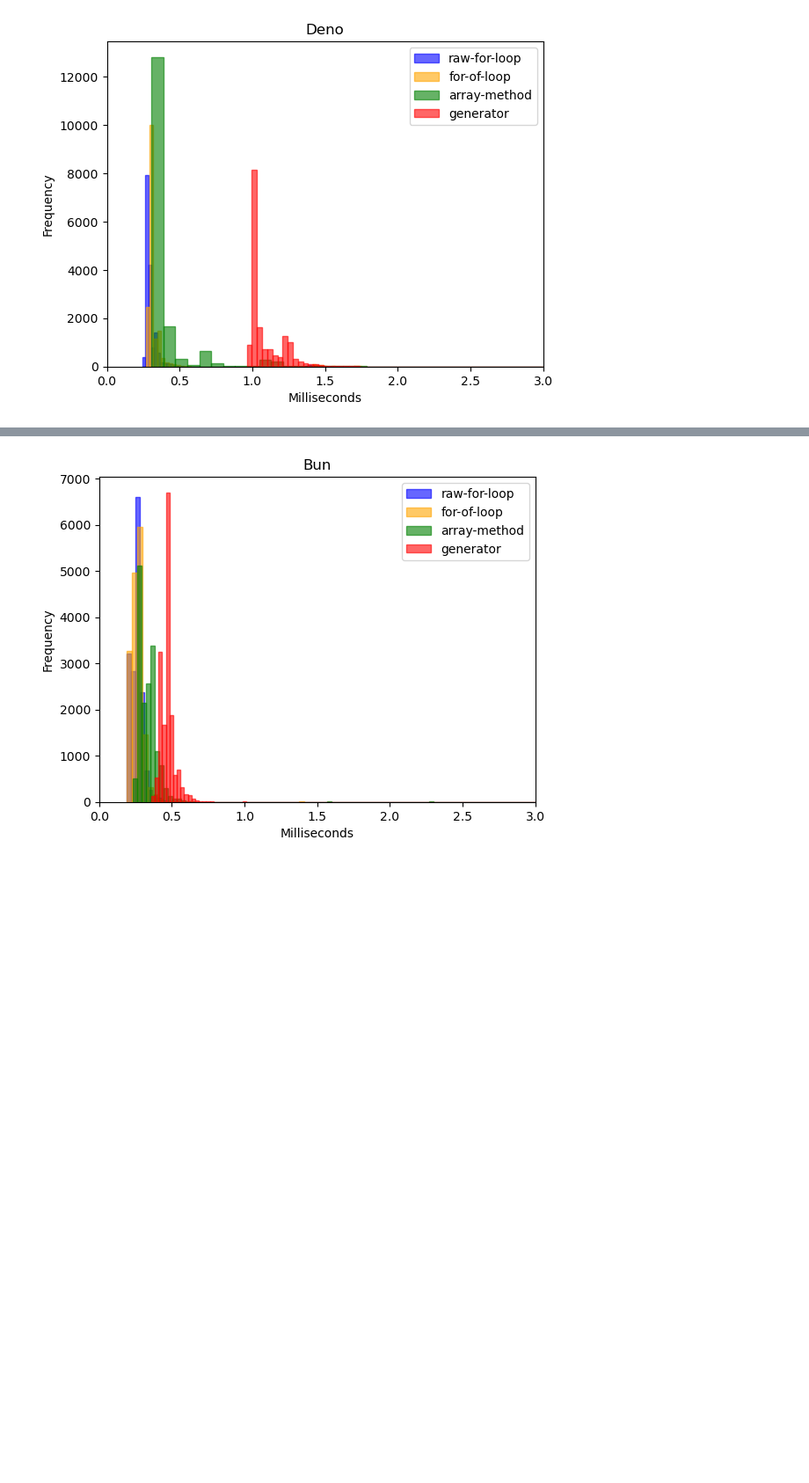
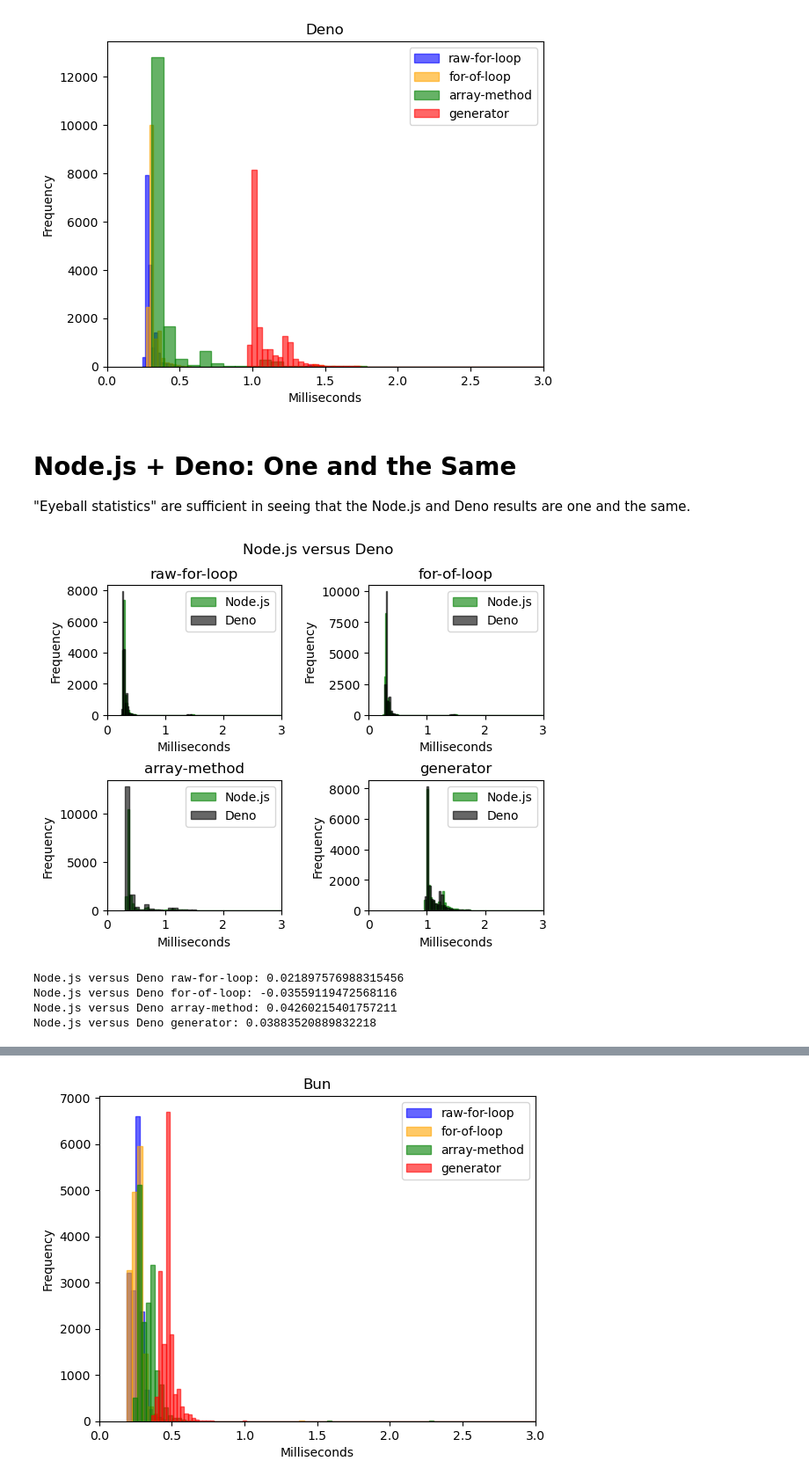
Before and after one commit to BastiDood/js-generators-vs-array-methods, a Jupyter notebook: notebook/analysis.ipynb, the cells around one changed output, grey strips where cells are left out. Shown at 88% size. Cells and saved outputs as stored; diff of their text form; code cells hidden in the pictures; blank space fills up the shorter version.

Commit message:
feat: add analysis for insignificance of Node.js vs. Deno results

```diff
--- a/notebook/analysis.ipynb
+++ b/notebook/analysis.ipynb
@@ -119,2 +158,37 @@ deno.plot_histogram()
 # %% [output]
 [figure]
+# %% [markdown]
+# Node.js + Deno: One and the Same
+
+"Eyeball statistics" are sufficient in seeing that the Node.js and Deno results are one and the same.
+# %%
+plt.suptitle('Node.js versus Deno')
+plt.subplots_adjust(wspace=0.5, hspace=0.5)
+
+plt.subplot(2, 2, 1)
+node.plot_raw_for_loop('raw-for-loop', label=node.runtime, color='green')
+deno.plot_raw_for_loop('raw-for-loop', label=deno.runtime, color='black')
+
+plt.subplot(2, 2, 2)
+node.plot_for_of_loop('for-of-loop', label=node.runtime, color='green')
+deno.plot_for_of_loop('for-of-loop', label=deno.runtime, color='black')
+
+plt.subplot(2, 2, 3)
+node.plot_array_method('array-method', label=node.runtime, color='green')
+deno.plot_array_method('array-method', label=deno.runtime, color='black')
+
+plt.subplot(2, 2, 4)
+node.plot_generator('generator', label=node.runtime, color='green')
+deno.plot_generator('generator', label=deno.runtime, color='black')
+# %% [output]
+[figure, added]
+# %%
+print('Node.js versus Deno raw-for-loop:', cohen_d(node.raw_for_loop, deno.raw_for_loop))
+print('Node.js versus Deno for-of-loop:', cohen_d(node.for_of_loop, deno.for_of_loop))
+print('Node.js versus Deno array-method:', cohen_d(node.array_method, deno.array_method))
+print('Node.js versus Deno generator:', cohen_d(node.generator, deno.generator))
+# %% [output]
+Node.js versus Deno raw-for-loop: 0.021897576988315456
+Node.js versus Deno for-of-loop: -0.03559119472568116
+Node.js versus Deno array-method: 0.04260215401757211
+Node.js versus Deno generator: 0.03883520889832218
```
Also changed, not shown: parts of 15 cells of this notebook.
